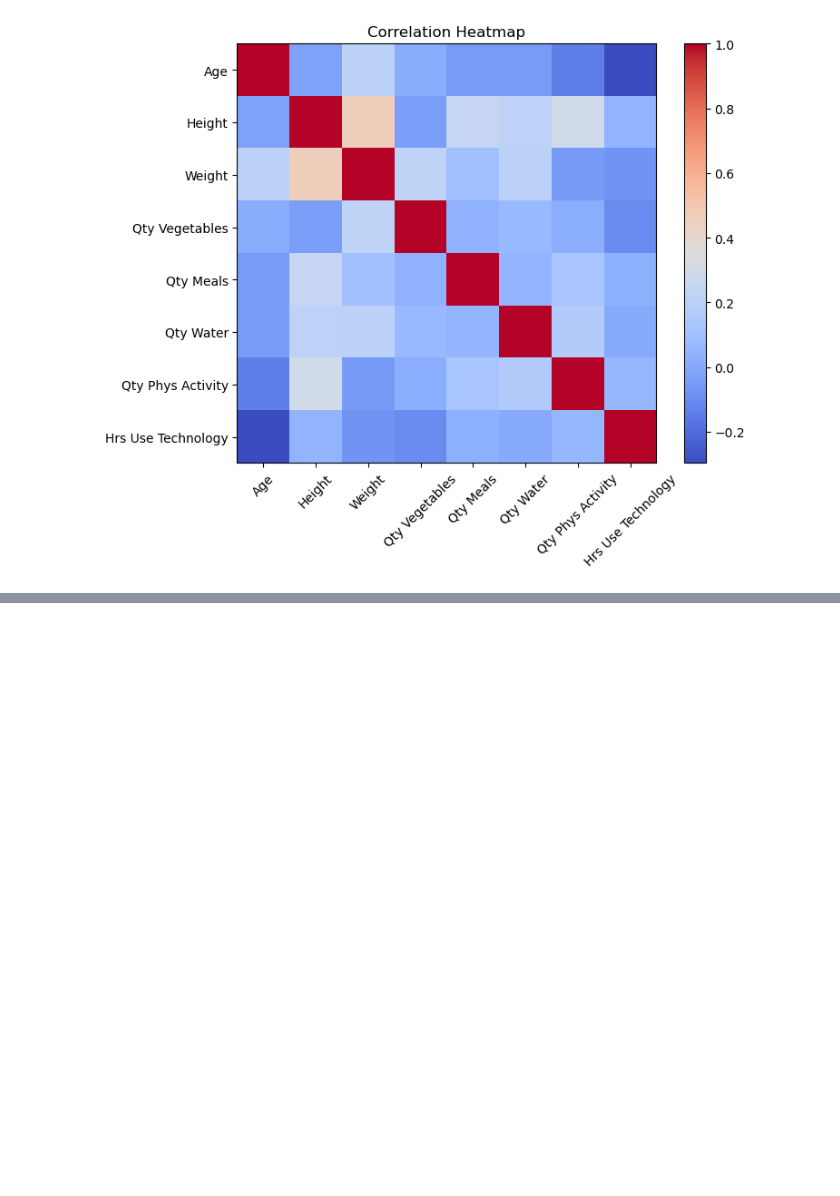
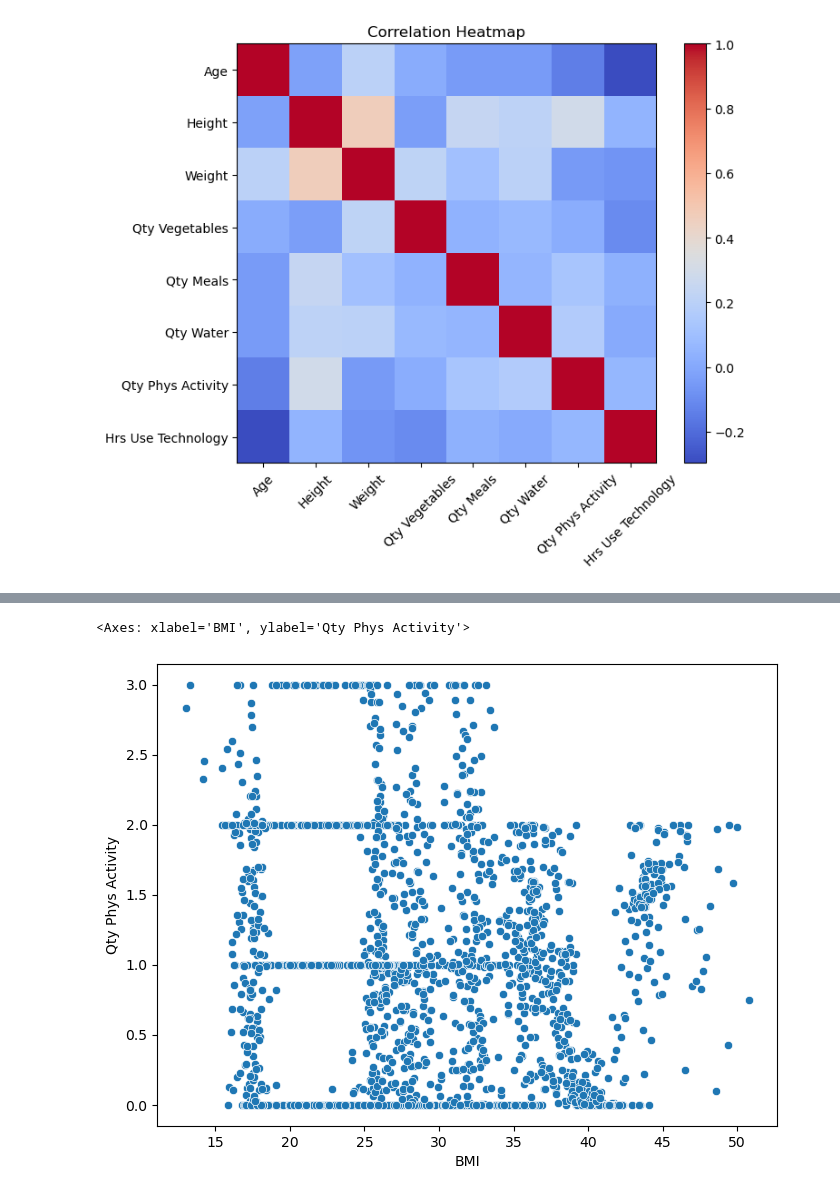
Before and after one commit to vhuson/cmu-case-study, a Jupyter notebook: CaseStudy.ipynb, the cells around one changed output, grey strips where cells are left out. Drawn from its saved outputs; the diff is of its cells as text; code cells hidden in the pictures; blank space fills up the shorter version.

```diff
--- a/CaseStudy.ipynb
+++ b/CaseStudy.ipynb
@@ -274,0 +287,7 @@ Hrs Use Technology   0.011965           0.058562            1.000000
+# %%
+
+plt.figure(figsize=(8, 6))
+sns.scatterplot(df, x="BMI", y="Qty Phys Activity")
+# %% [output]
+<Axes: xlabel='BMI', ylabel='Qty Phys Activity'>
+[figure, added]
```
Also changed, not shown: parts of 1 cell of this notebook.
